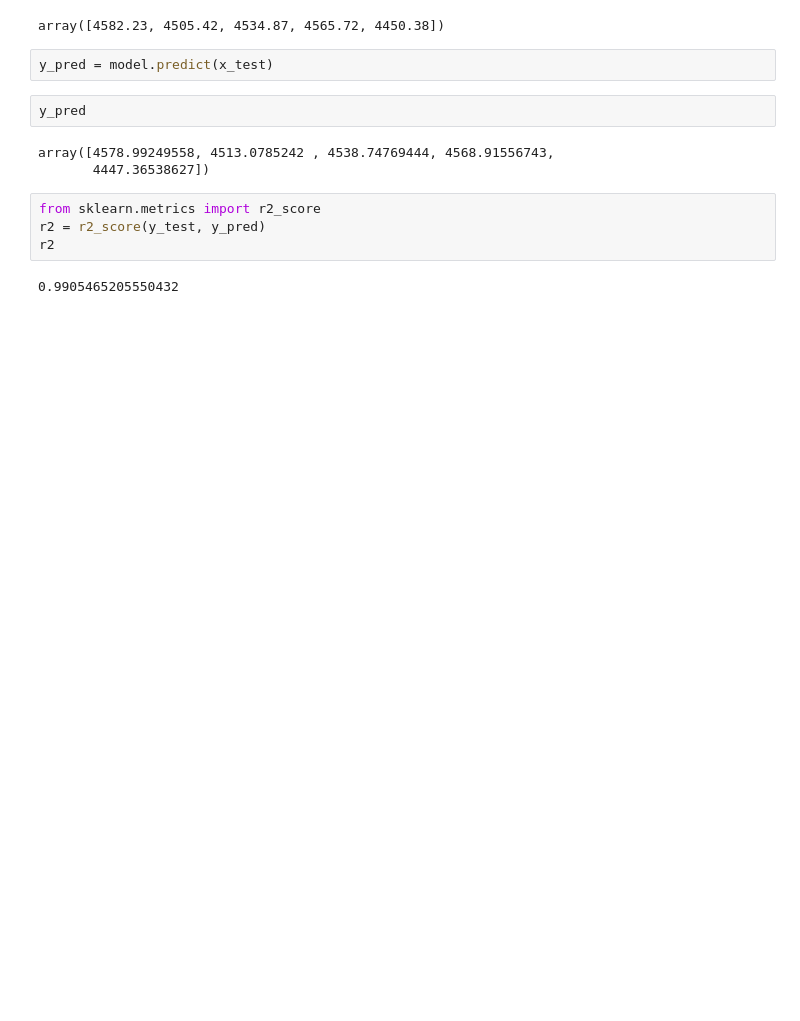
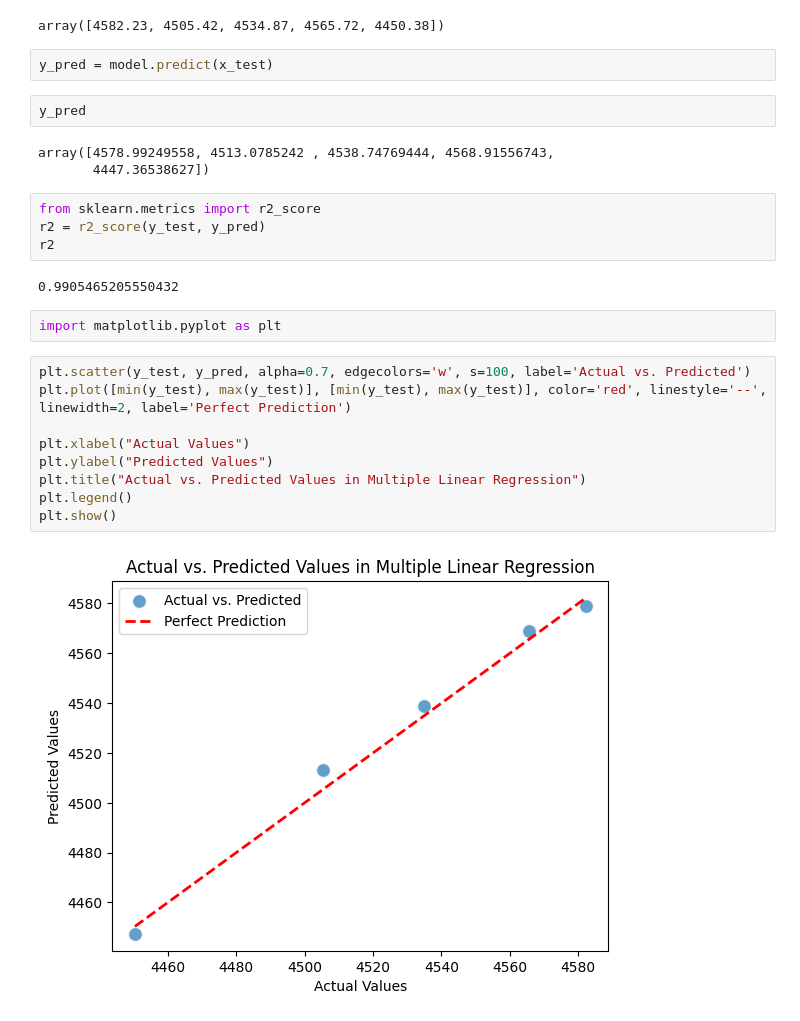
Before and after one commit to NeilB18/Media-Dominance-on-Stock-Market., a Jupyter notebook: models/Supervised/Regression/Lin_Reg_Test_1.ipynb, the cells around one changed output. Saved outputs shown, nothing was run; the diff lists cells and outputs as text; blank space fills up the shorter version.

```diff
--- a/models/Supervised/Regression/Lin_Reg_Test_1.ipynb
+++ b/models/Supervised/Regression/Lin_Reg_Test_1.ipynb
@@ -70,3 +70,16 @@ r2 = r2_score(y_test, y_pred)
 r2
 # %% [output]
 0.9905465205550432
+# %%
+import matplotlib.pyplot as plt
+# %%
+plt.scatter(y_test, y_pred, alpha=0.7, edgecolors='w', s=100, label='Actual vs. Predicted')
+plt.plot([min(y_test), max(y_test)], [min(y_test), max(y_test)], color='red', linestyle='--', linewidth=2, label='Perfect Prediction')
+
+plt.xlabel("Actual Values")
+plt.ylabel("Predicted Values")
+plt.title("Actual vs. Predicted Values in Multiple Linear Regression")
+plt.legend()
+plt.show()
+# %% [output]
+[figure, added]
```
Also changed, not shown: parts of 1 cell of this notebook, 4 other files.
